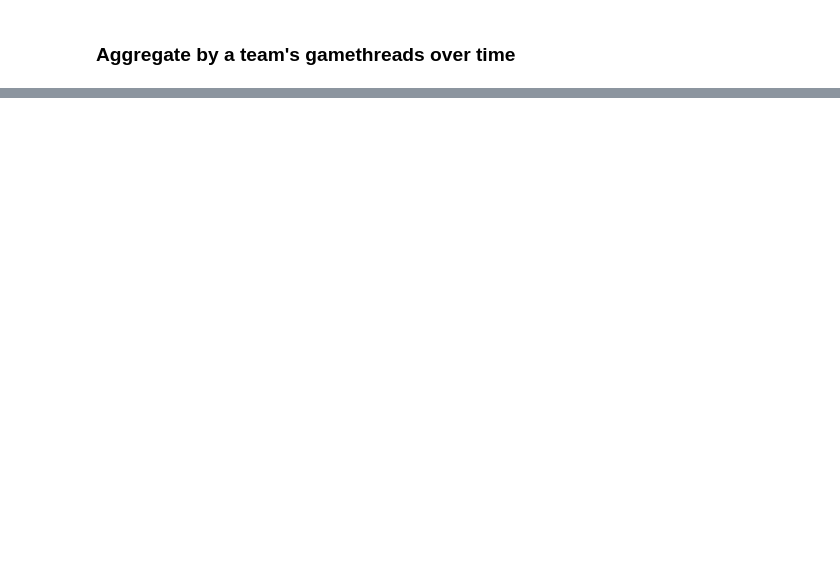
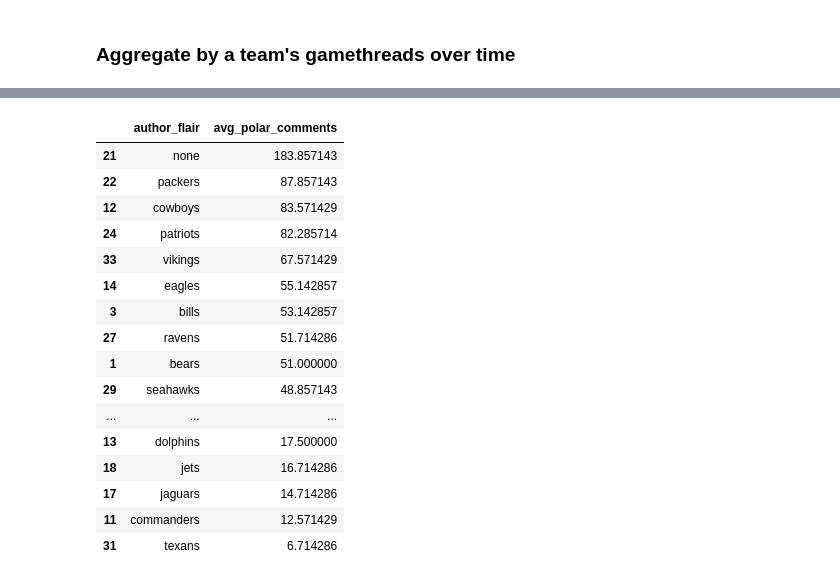
Before and after one commit to phil-cork/collaboration, a Jupyter notebook: RedditTextAnalysis/Analysis/teams_over_time_analysis.ipynb, the cells around one changed output, grey strips where cells are left out. Saved outputs shown, nothing was run; the diff lists cells and outputs as text; code cells hidden in the pictures; blank space fills up the shorter version.

```diff
--- a/RedditTextAnalysis/Analysis/teams_over_time_analysis.ipynb
+++ b/RedditTextAnalysis/Analysis/teams_over_time_analysis.ipynb
@@ -125,0 +124,6 @@ alt.Chart(data=ten_no).mark_line().encode(
+# %%
+comments_df_sub = comments_df[comments_df['body']!='[deleted]']
+comments_df_pos = comments_df_sub[comments_df_sub['polarity'] > 0.0]
+comments_df_neg = comments_df_sub[comments_df_sub['polarity'] < -0.0]
+comments_df_sub = pd.concat([comments_df_pos, comments_df_neg])
+comments_df_sub.shape
@@ -125,0 +145,2 @@ alt.Chart(data=ten_no).mark_line().encode(
+# %%
+week_negative_sum = comments_df_sub[comments_df_sub['polarity']<-.75].groupby(['week', 'author_flair']).count().reset_index().sort_values('polarity', ascending=False)
@@ -125,0 +151,20 @@ alt.Chart(data=ten_no).mark_line().encode(
+# %%
+avg_neg
+# %% [output]
+|  | author_flair | avg_polar_comments |
+| 21 | none | 183.857143 |
+| 22 | packers | 87.857143 |
+| 12 | cowboys | 83.571429 |
+| 24 | patriots | 82.285714 |
+| 33 | vikings | 67.571429 |
+| 14 | eagles | 55.142857 |
+| 3 | bills | 53.142857 |
+| 27 | ravens | 51.714286 |
+| 1 | bears | 51.000000 |
+| 29 | seahawks | 48.857143 |
+| ... | ... | ... |
+| 13 | dolphins | 17.500000 |
+| 18 | jets | 16.714286 |
+| 17 | jaguars | 14.714286 |
+| 11 | commanders | 12.571429 |
+| 31 | texans | 6.714286 |
```
Also changed, not shown: parts of 9 cells of this notebook, 3 other files.
